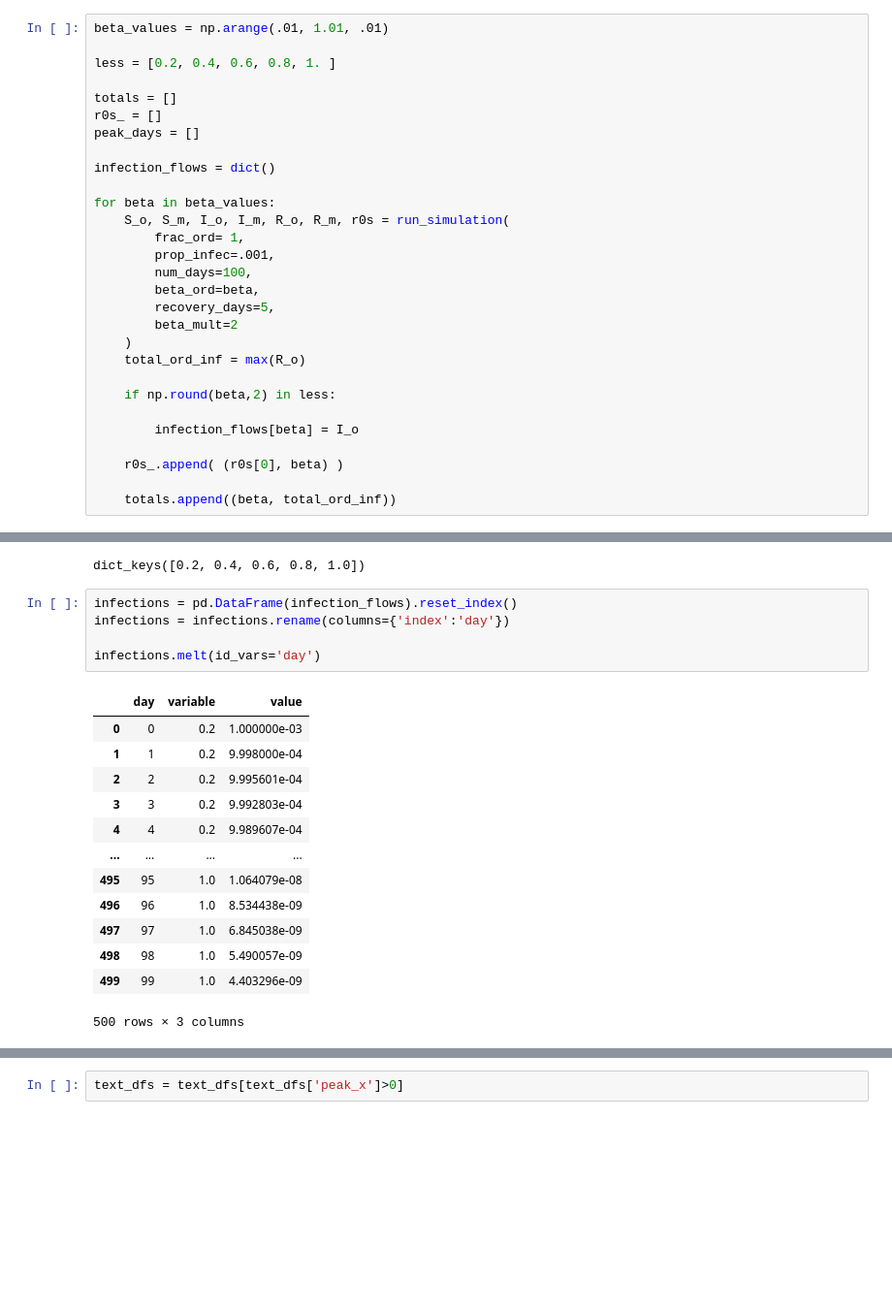
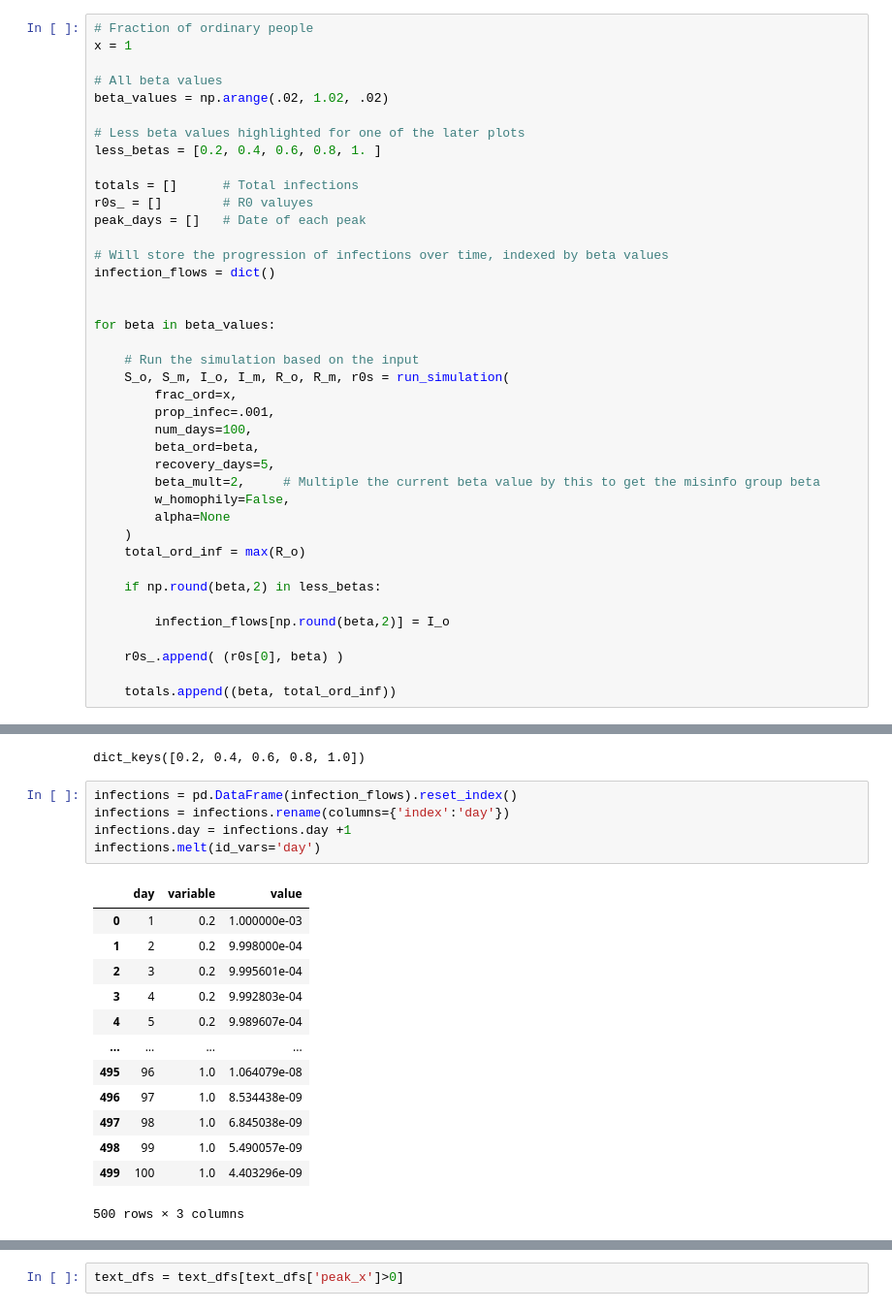
Before and after one commit to mr-devs/mean_field_quals, a Jupyter notebook: notebooks/2022-07-11__first-problem-set.ipynb, the cells around one changed output, grey strips where cells are left out. Shown at 97% size. Drawn from its saved outputs; the diff is of its cells as text; blank space fills up the shorter version.

```diff
--- a/notebooks/2022-07-11__first-problem-set.ipynb
+++ b/notebooks/2022-07-11__first-problem-set.ipynb
@@ -15,28 +83,39 @@ from simulations import run_simulation, get_peak_day
 # %%
-beta_values = np.arange(.01, 1.01, .01)
+# Fraction of ordinary people
+x = 1
 
-less = [0.2, 0.4, 0.6, 0.8, 1. ]
+# All beta values
+beta_values = np.arange(.02, 1.02, .02)
 
-totals = []
-r0s_ = []
-peak_days = []
+# Less beta values highlighted for one of the later plots
+less_betas = [0.2, 0.4, 0.6, 0.8, 1. ]
 
+totals = []      # Total infections
+r0s_ = []        # R0 valuyes
+peak_days = []   # Date of each peak
+
+# Will store the progression of infections over time, indexed by beta values
 infection_flows = dict()
 
+
 for beta in beta_values:
+
+    # Run the simulation based on the input
     S_o, S_m, I_o, I_m, R_o, R_m, r0s = run_simulation(
-        frac_ord= 1,
+        frac_ord=x,
         prop_infec=.001,
         num_days=100,
         beta_ord=beta,
         recovery_days=5,
-        beta_mult=2
+        beta_mult=2,     # Multiple the current beta value by this to get the misinfo group beta
+        w_homophily=False,
+        alpha=None
     )
     total_ord_inf = max(R_o)
 
-    if np.round(beta,2) in less:
+    if np.round(beta,2) in less_betas:
 
-        infection_flows[beta] = I_o
+        infection_flows[np.round(beta,2)] = I_o
 
     r0s_.append( (r0s[0], beta) )
 
@@ -130,21 +227,21 @@ dict_keys([0.2, 0.4, 0.6, 0.8, 1.0])
 # %%
 infections = pd.DataFrame(infection_flows).reset_index()
 infections = infections.rename(columns={'index':'day'})
-
+infections.day = infections.day +1
 infections.melt(id_vars='day')
 # %% [output]
 |  | day | variable | value |
-| 0 | 0 | 0.2 | 1.000000e-03 |
-| 1 | 1 | 0.2 | 9.998000e-04 |
-| 2 | 2 | 0.2 | 9.995601e-04 |
-| 3 | 3 | 0.2 | 9.992803e-04 |
-| 4 | 4 | 0.2 | 9.989607e-04 |
+| 0 | 1 | 0.2 | 1.000000e-03 |
+| 1 | 2 | 0.2 | 9.998000e-04 |
+| 2 | 3 | 0.2 | 9.995601e-04 |
+| 3 | 4 | 0.2 | 9.992803e-04 |
+| 4 | 5 | 0.2 | 9.989607e-04 |
 | ... | ... | ... | ... |
-| 495 | 95 | 1.0 | 1.064079e-08 |
-| 496 | 96 | 1.0 | 8.534438e-09 |
-| 497 | 97 | 1.0 | 6.845038e-09 |
-| 498 | 98 | 1.0 | 5.490057e-09 |
-| 499 | 99 | 1.0 | 4.403296e-09 |
+| 495 | 96 | 1.0 | 1.064079e-08 |
+| 496 | 97 | 1.0 | 8.534438e-09 |
+| 497 | 98 | 1.0 | 6.845038e-09 |
+| 498 | 99 | 1.0 | 5.490057e-09 |
+| 499 | 100 | 1.0 | 4.403296e-09 |
 500 rows × 3 columns
 # %%
 info = []
```
Also changed, not shown: parts of 63 cells of this notebook, 1 other file.
